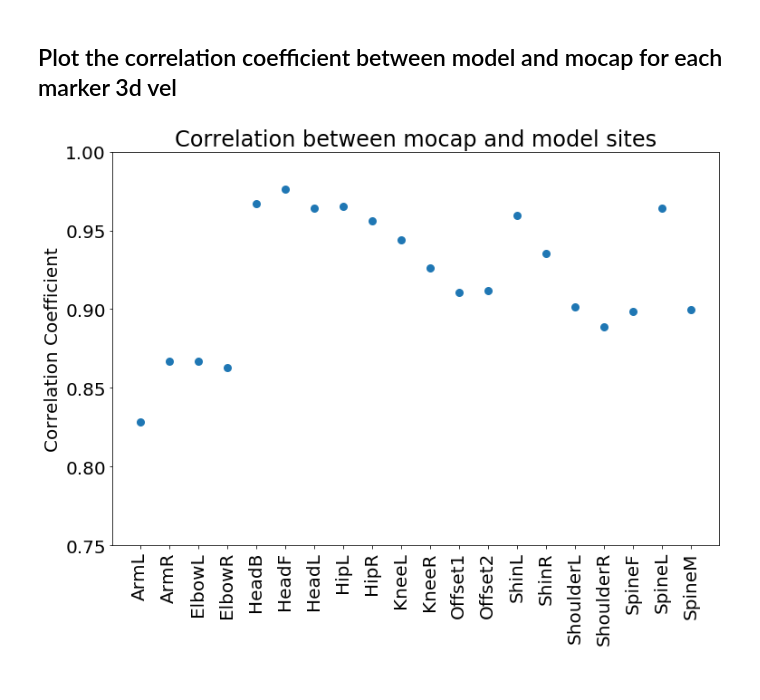
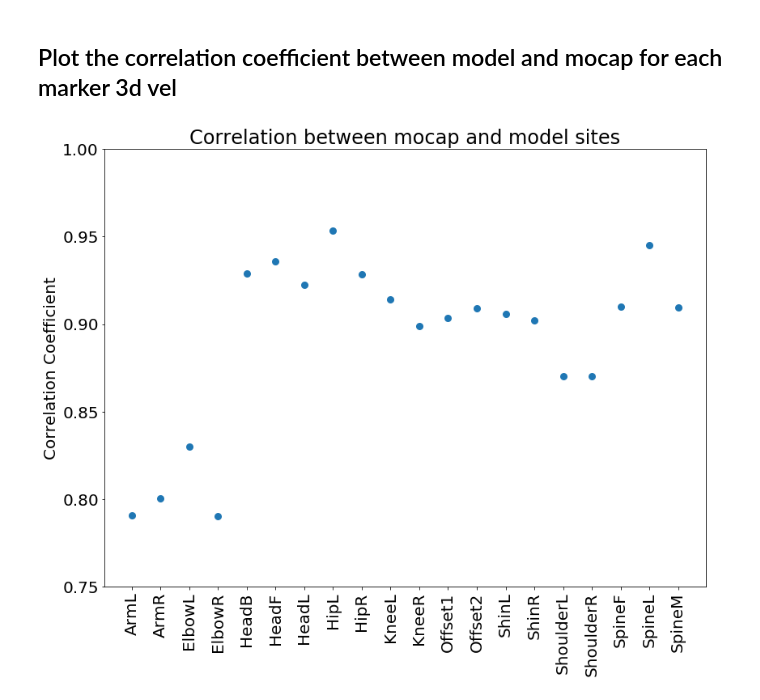
Before and after one commit to diegoaldarondo/stac, a Jupyter notebook: analysis/model_comparison/distance_metrics.ipynb, the cells around one changed output. Cells and saved outputs as stored; diff of their text form; code cells hidden in the pictures.

```diff
--- a/analysis/model_comparison/distance_metrics.ipynb
+++ b/analysis/model_comparison/distance_metrics.ipynb
@@ -11,18 +11,18 @@ import matplotlib.cm as cm
 import itertools
 # %%
 # Pathing
-analysis_condition='JDM33'
+analysis_condition='JDM31'
 
 if analysis_condition == 'JDM25':
-    data_folder = ['/home/diego/data/dm/stac/results/JDM25_v14']
+    data_folder = ['/home/diego/data/dm/stac/results/JDM25_v15']
 elif analysis_condition == 'JDM31':
-    data_folder = ['/home/diego/data/dm/stac/results/JDM31']
+    data_folder = ['/home/diego/data/dm/stac/results/JDM31_v3']
 elif analysis_condition == 'JDM33':
-    data_folder = ['/home/diego/data/dm/stac/results/JDM33_v5']
+    data_folder = ['/home/diego/data/dm/stac/results/JDM33_v6']
 elif analysis_condition == 'all':
-    data_folder = ['/home/diego/data/dm/stac/results/JDM31_v2',
-                   '/home/diego/data/dm/stac/results/JDM33_v4',
-                   '/home/diego/data/dm/stac/results/JDM25_v13']
+    data_folder = ['/home/diego/data/dm/stac/results/JDM31_v3',
+                   '/home/diego/data/dm/stac/results/JDM33_v6',
+                   '/home/diego/data/dm/stac/results/JDM25_v15']
 
 files = [os.path.join(data, f) for data in data_folder for f in os.listdir(data)
          if '.p' in f]
@@ -298,7 +300,7 @@ save_figure('corr_coeff_matrix_xyz_')
 # %% [markdown]
 ## Plot the correlation coefficient between model and mocap for all marker dimensions
 # %%
-fig, ax = plt.subplots(figsize=(12,8))
+fig, ax = plt.subplots(figsize=(12,10))
 n_comparisons = R.shape[0]
 split = int(n_comparisons/2)
 lower_left_quadrant = R[split:,:split]
@@ -313,5 +315,6 @@ _ = ax.set_xticklabels(rats[0].mocap_names, rotation=90)
 _ = ax.set_title('Correlation between mocap and model sites')
 
 plt.ylim([.75, 1])
+plt.tight_layout()
 save_figure('corr_coeff_scatter_xyz_')
 # %% [output]
@@ -339,18 +342,19 @@ save_figure('corr_coeff_matrix_3d_')
 # %% [markdown]
 ## Plot the correlation coefficient between model and mocap for each marker 3d vel
 # %%
-fig, ax = plt.subplots(figsize=(12,8))
+fig, ax = plt.subplots(figsize=(12,10))
 n_comparisons = R.shape[0]
 split = int(n_comparisons/2)
 lower_left_quadrant = R[split:,:split]
 diagonal = np.diag(lower_left_quadrant)
 ax.scatter(range(0, len(diagonal)), diagonal, linewidth=3)
 ax.set_ylabel('Correlation Coefficient')
 ax.set_xticks(range(0,20))
 _ = ax.set_xticklabels(rats[0].mocap_names, rotation=90)
 _ = ax.set_title('Correlation between mocap and model sites')
 plt.rcParams['font.size'] = 20
 plt.ylim([.75, 1])
+plt.tight_layout()
 save_figure('corr_coeff_scatter_3d_')
 # %% [output]
-[figure, old version]
+[figure, new version]
```
Also changed, not shown: parts of 7 cells of this notebook, 5 other files.
